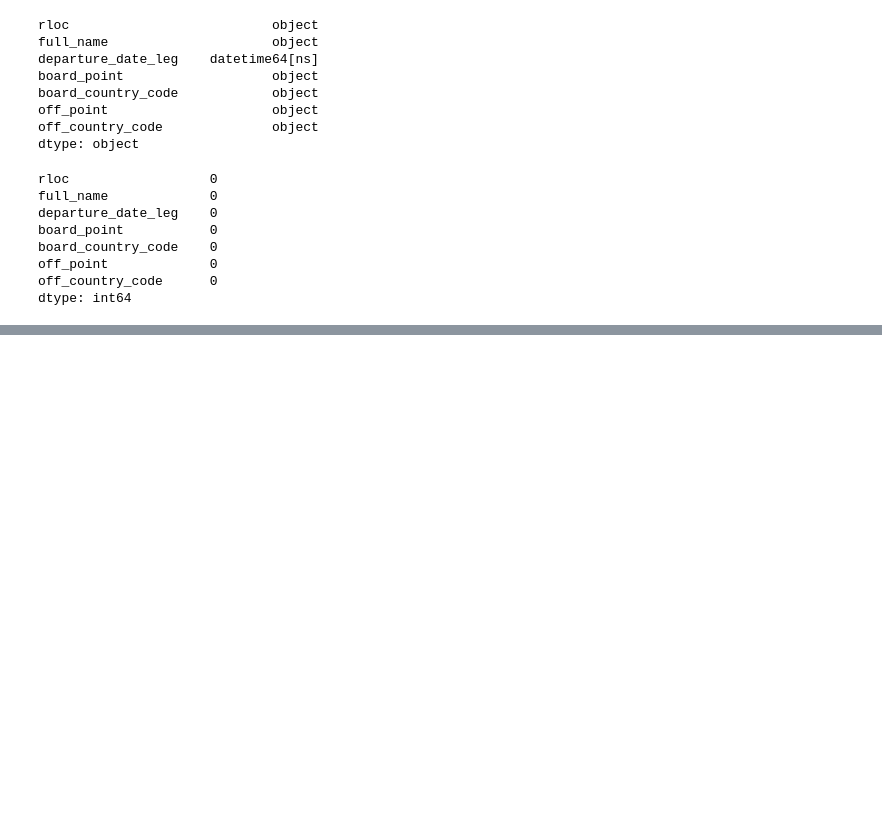
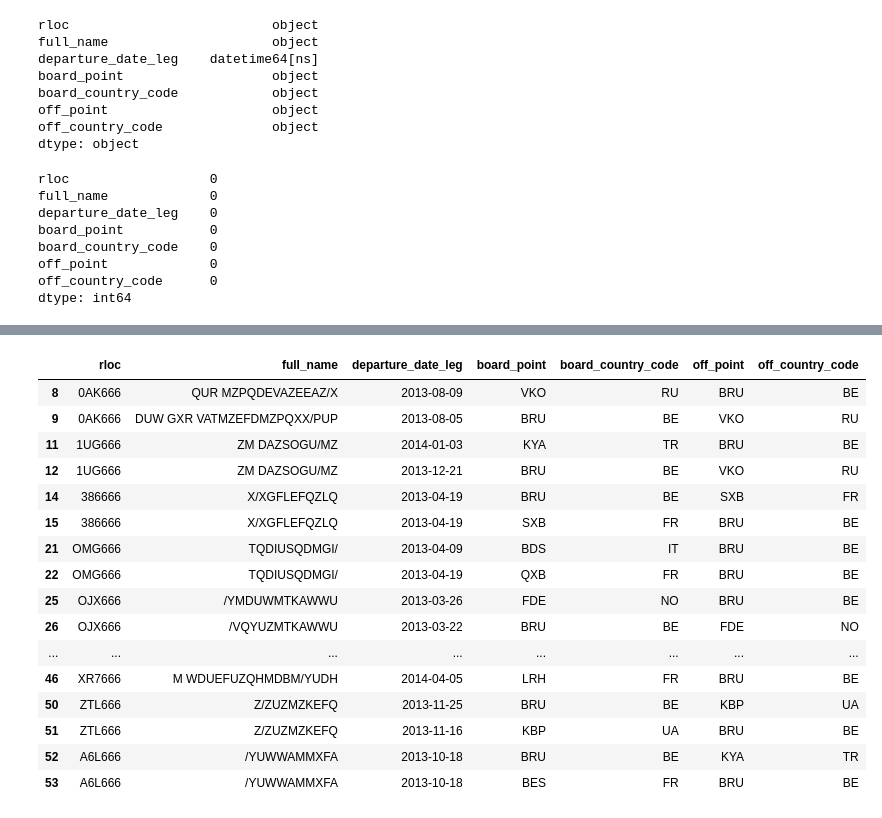
Before and after one commit to evolsidog/MyDestiny, a Jupyter notebook: First exploratory analisis.ipynb, the cells around one changed output, grey strips where cells are left out. Drawn from its saved outputs; the diff is of its cells as text; code cells hidden in the pictures; blank space fills up the shorter version.

```diff
--- a/First exploratory analisis.ipynb
+++ b/First exploratory analisis.ipynb
@@ -154,0 +165,24 @@ def getFirstDate():
+# %%
+rlocs_2 = df_agg.count().index[df_agg.count()['full_name'] == 2].tolist()
+rlocs_2
+df_rlocs2 = df_mini[df_mini['rloc'].isin(rlocs_2)]
+assert len(df_rlocs2) == 9287 * 2
+df_rlocs2.head(20)
+# %% [output]
+|  | rloc | full_name | departure_date_leg | board_point | board_country_code | off_point | off_country_code |
+| 8 | 0AK666 | QUR MZPQDEVAZEEAZ/X | 2013-08-09 | VKO | RU | BRU | BE |
+| 9 | 0AK666 | DUW GXR VATMZEFDMZPQXX/PUP | 2013-08-05 | BRU | BE | VKO | RU |
+| 11 | 1UG666 | ZM DAZSOGU/MZ | 2014-01-03 | KYA | TR | BRU | BE |
+| 12 | 1UG666 | ZM DAZSOGU/MZ | 2013-12-21 | BRU | BE | VKO | RU |
+| 14 | 386666 | X/XGFLEFQZLQ | 2013-04-19 | BRU | BE | SXB | FR |
+| 15 | 386666 | X/XGFLEFQZLQ | 2013-04-19 | SXB | FR | BRU | BE |
+| 21 | OMG666 | TQDIUSQDMGI/ | 2013-04-09 | BDS | IT | BRU | BE |
+| 22 | OMG666 | TQDIUSQDMGI/ | 2013-04-19 | QXB | FR | BRU | BE |
+| 25 | OJX666 | /YMDUWMTKAWWU | 2013-03-26 | FDE | NO | BRU | BE |
+| 26 | OJX666 | /VQYUZMTKAWWU | 2013-03-22 | BRU | BE | FDE | NO |
+| ... | ... | ... | ... | ... | ... | ... | ... |
+| 46 | XR7666 | M WDUEFUZQHMDBM/YUDH | 2014-04-05 | LRH | FR | BRU | BE |
+| 50 | ZTL666 | Z/ZUZMZKEFQ | 2013-11-25 | BRU | BE | KBP | UA |
+| 51 | ZTL666 | Z/ZUZMZKEFQ | 2013-11-16 | KBP | UA | BRU | BE |
+| 52 | A6L666 | /YUWWAMMXFA | 2013-10-18 | BRU | BE | KYA | TR |
+| 53 | A6L666 | /YUWWAMMXFA | 2013-10-18 | BES | FR | BRU | BE |
```
Also changed, not shown: parts of 20 cells of this notebook.
